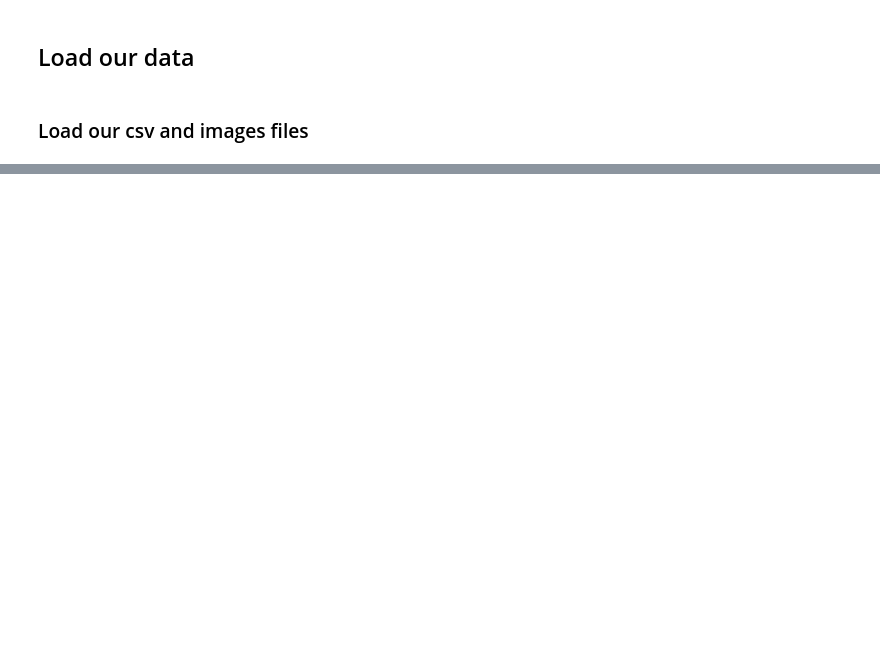
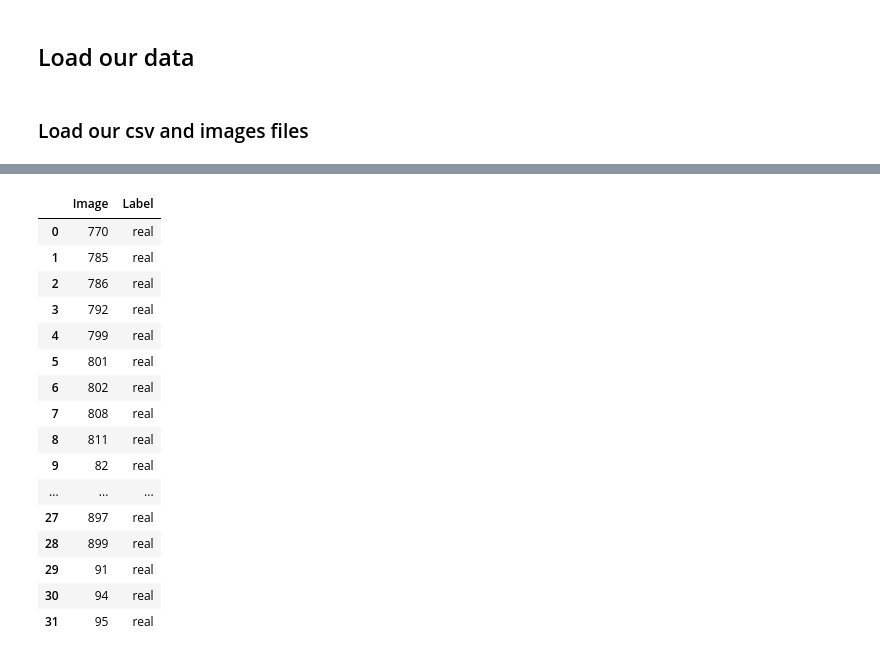
Before and after one commit to bpiaple/CIDAUT-AI-Fake-Scene-Classification-2024, a Jupyter notebook: CIDAUT AI Fake Scene Classification 2024.ipynb, the cells around one changed output, grey strips where cells are left out. Saved outputs shown, nothing was run; the diff lists cells and outputs as text; code cells hidden in the pictures; blank space fills up the shorter version.

```diff
--- a/CIDAUT AI Fake Scene Classification 2024.ipynb
+++ b/CIDAUT AI Fake Scene Classification 2024.ipynb
@@ -77,0 +348,33 @@ def get_image_and_label(row):
+# %%
+## Create a function to make predictions on a batch of images
+
+def make_predictions(model, file_paths):
+    """Makes predictions on a batch of images.
+
+    Args:
+        model (tf.keras.Model): A trained model.
+        file_paths (list): A list of file paths to the images.
+
+    Returns:
+        list: A list of predicted class labels.
+    """
+
+    # Load and preprocess the images
+    images = [load_and_prep_image(file_path) for file_path in file_paths]
+
+    # Make predictions
+    preds = [model.predict(image) for image in images]
+
+    # Get the predicted class
+    predicted_classes = [encoder.inverse_transform([np.argmax(pred)])[0] for pred in preds]
+
+    return predicted_classes
+
+# Get a batch of images of all the test images
+test_images_dir = 'Data/Unzip_data/Test'
+test_image_paths = [os.path.join(test_images_dir, file_name) for file_name in os.listdir(test_images_dir)]
+batch_image_paths = test_image_paths[:32]
+
+# Make predictions
+batch_preds = make_predictions(model, batch_image_paths)
+batch_preds
@@ -77,0 +416,9 @@ def get_image_and_label(row):
+# %%
+# Create a DataFrame with the image names and their predicted classes
+test_image_names = [os.path.splitext(os.path.basename(file_path))[0] for file_path in batch_image_paths]
+test_predictions = make_predictions(model, batch_image_paths)
+
+test_results = pd.DataFrame({
+    'Image': test_image_names,
+    'Label': test_predictions
+})
@@ -77,0 +443,20 @@ def get_image_and_label(row):
+# %%
+test_results
+# %% [output]
+|  | Image | Label |
+| 0 | 770 | real |
+| 1 | 785 | real |
+| 2 | 786 | real |
+| 3 | 792 | real |
+| 4 | 799 | real |
+| 5 | 801 | real |
+| 6 | 802 | real |
+| 7 | 808 | real |
+| 8 | 811 | real |
+| 9 | 82 | real |
+| ... | ... | ... |
+| 27 | 897 | real |
+| 28 | 899 | real |
+| 29 | 91 | real |
+| 30 | 94 | real |
+| 31 | 95 | real |
```
Also changed, not shown: parts of 23 cells of this notebook.
